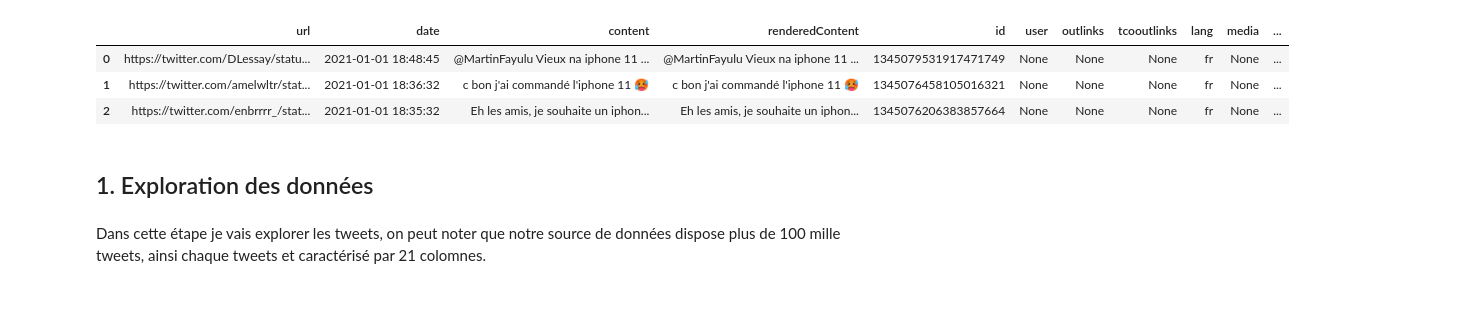
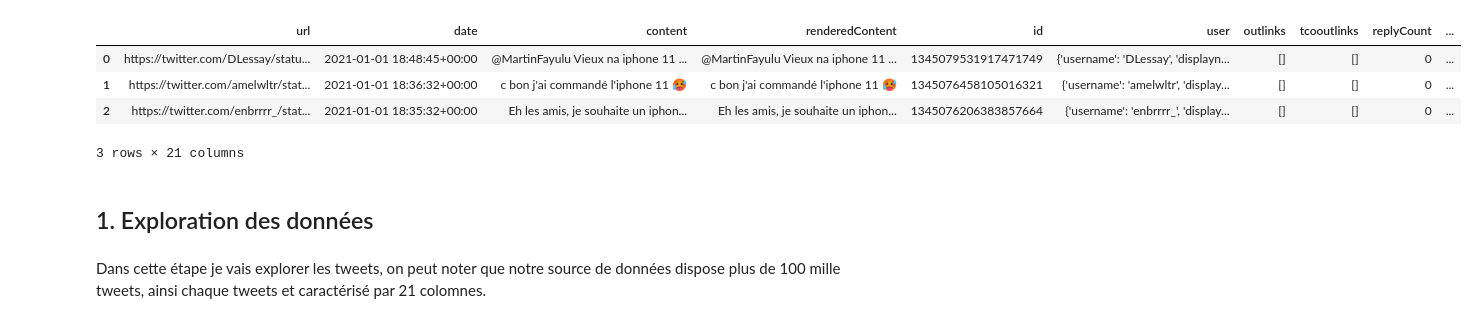
Before and after one commit to younes16morsi/PFE_RIGHTINNOV, a Jupyter notebook: Topic Modeling/Identification des sujets - FR.ipynb, the cells around one changed output. Drawn from its saved outputs; the diff is of its cells as text; code cells hidden in the pictures.

```diff
--- a/Topic Modeling/Identification des sujets - FR.ipynb
+++ b/Topic Modeling/Identification des sujets - FR.ipynb
@@ -8,7 +8,8 @@ from matplotlib import pyplot as plt
 import warnings
 warnings.filterwarnings("ignore",category=DeprecationWarning)
 # %%
-# si vous travailler sur votre machine local
+%%time
 
-# tweets_df = pd.read_json('../input/iphone-11-tweets-fr.json', lines=True)
-# tweets_df.head(3)
+tweets_df = pd.read_json('../input/iphone-11-tweets-fr.json', lines=True)
+tweets_df.head(3)
+# %% [output]
@@ -15,24 +18,8 @@ warnings.filterwarnings("ignore",category=DeprecationWarning)
+|  | url | date | content | renderedContent | id | user | outlinks | tcooutlinks | replyCount | ... |
+| 0 | https://twitter.com/DLessay/statu... | 2021-01-01 18:48:45+00:00 | @MartinFayulu Vieux na iphone 11 ... | @MartinFayulu Vieux na iphone 11 ... | 1345079531917471749 | {'username': 'DLessay', 'displayn... | [] | [] | 0 | ... |
+| 1 | https://twitter.com/amelwltr/stat... | 2021-01-01 18:36:32+00:00 | c bon j'ai commandé l'iphone 11 🥵 | c bon j'ai commandé l'iphone 11 🥵 | 1345076458105016321 | {'username': 'amelwltr', 'display... | [] | [] | 0 | ... |
+| 2 | https://twitter.com/enbrrrr_/stat... | 2021-01-01 18:35:32+00:00 | Eh les amis, je souhaite un iphon... | Eh les amis, je souhaite un iphon... | 1345076206383857664 | {'username': 'enbrrrr_', 'display... | [] | [] | 0 | ... |
+3 rows × 21 columns
-# %%
-# si vous travailler sur Microsoft Azure
-
-# azureml-core of version 1.0.72 or higher is required
-# azureml-dataprep[pandas] of version 1.1.34 or higher is required
-from azureml.core import Workspace, Dataset
-
-subscription_id = '6b3604b3-4873-43ba-a9f8-073a8c86ae0d'
-resource_group = 'pfe'
-workspace_name = 'pfe-workspace'
-
-workspace = Workspace(subscription_id, resource_group, workspace_name)
-
-dataset = Dataset.get_by_name(workspace, name='iphone11_tweets_fr')
-tweets_df = dataset.to_pandas_dataframe()
-tweets_df.head(3)
-# %% [output]
-|  | url | date | content | renderedContent | id | user | outlinks | tcooutlinks | lang | media | ... |
-| 0 | https://twitter.com/DLessay/statu... | 2021-01-01 18:48:45 | @MartinFayulu Vieux na iphone 11 ... | @MartinFayulu Vieux na iphone 11 ... | 1345079531917471749 | None | None | None | fr | None | ... |
-| 1 | https://twitter.com/amelwltr/stat... | 2021-01-01 18:36:32 | c bon j'ai commandé l'iphone 11 🥵 | c bon j'ai commandé l'iphone 11 🥵 | 1345076458105016321 | None | None | None | fr | None | ... |
-| 2 | https://twitter.com/enbrrrr_/stat... | 2021-01-01 18:35:32 | Eh les amis, je souhaite un iphon... | Eh les amis, je souhaite un iphon... | 1345076206383857664 | None | None | None | fr | None | ... |
 # %% [markdown]
 ## 1. Exploration des données
 # %% [markdown]
```
Also changed, not shown: parts of 18 cells of this notebook, 4 other files.
